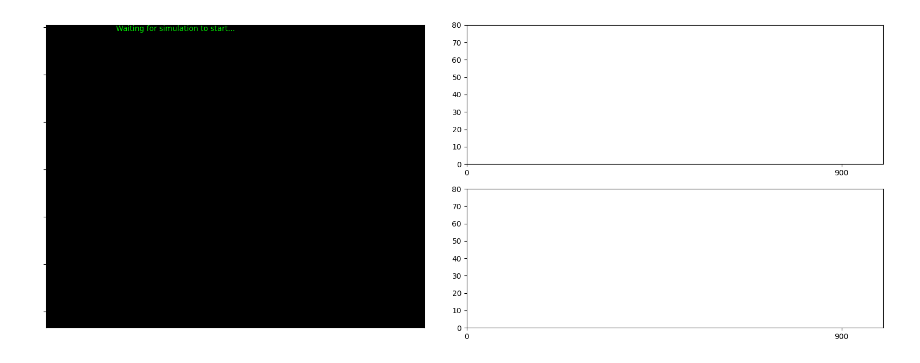
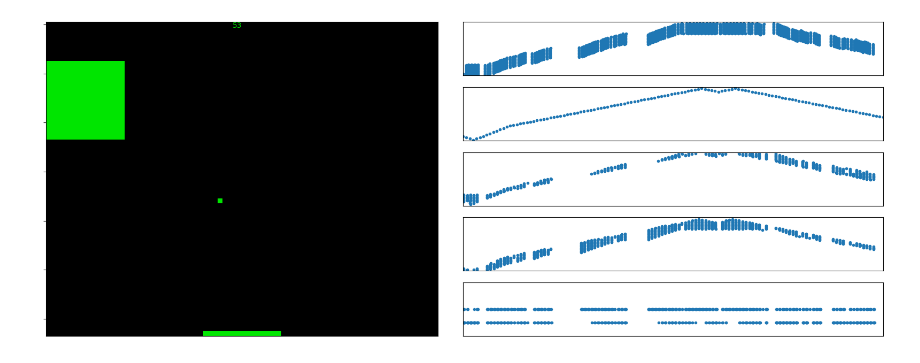
Before and after one commit to SpiNNakerManchester/SpiNNGym, a Jupyter notebook: examples/breakout/Automated.ipynb, the cells around one changed output. Saved outputs shown, nothing was run; the diff lists cells and outputs as text; code cells hidden in the pictures.

Commit message:
Add graphs

```diff
--- a/examples/breakout/Automated.ipynb
+++ b/examples/breakout/Automated.ipynb
@@ -1,17 +1,19 @@
 # %%
 import spynnaker8 as p
 from spinn_gym.games.breakout.visualise_jupyter import jupyter_visualiser
 from spinn_gym.games.breakout.automated_breakout import (
     AutomatedBreakout, X_RES, X_SCALE, Y_RES, Y_SCALE)
 
 # ----------------------------------------------------------------------------------------------------------------------
 # Initialise Simulation and Parameters
 # ----------------------------------------------------------------------------------------------------------------------
 breakout = AutomatedBreakout()
 
 # ----------------------------------------------------------------------------------------------------------------------
 # Configure Visualiser
 # ----------------------------------------------------------------------------------------------------------------------
-jupyter_visualiser(breakout, X_RES, X_SCALE, Y_RES, Y_SCALE, [breakout.paddle_pop, breakout.ball_pop])
+jupyter_visualiser(breakout, X_RES, X_SCALE, Y_RES, Y_SCALE,
+                   [breakout.paddle_pop, breakout.ball_pop,
+                    breakout.left_hidden_pop, breakout.right_hidden_pop, breakout.decision_input_pop])
 # %% [output]
-[figure, old version]
+[figure, new version]
```
Also changed, not shown: parts of 2 cells of this notebook, 2 other files.
